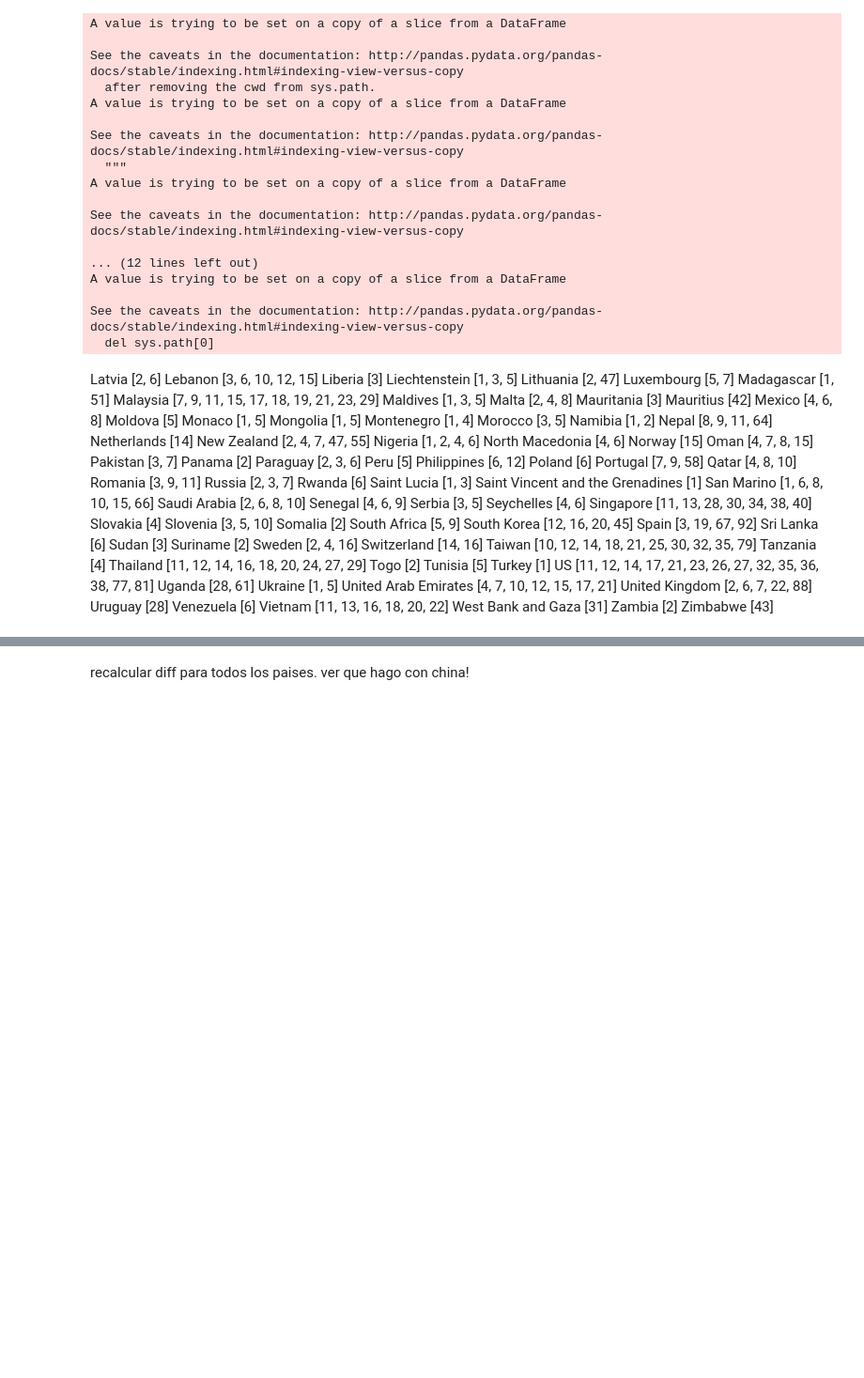
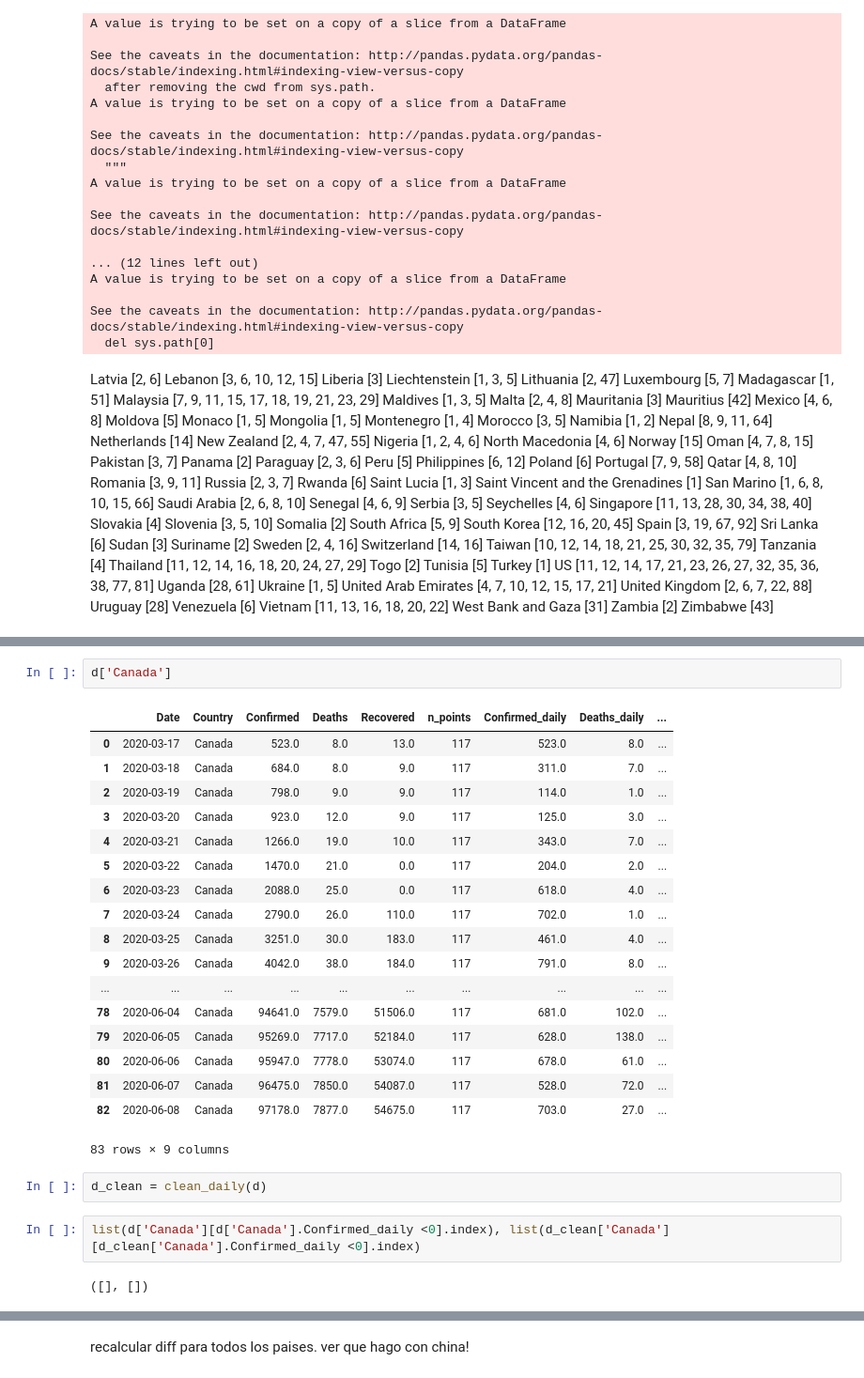
Before and after one commit to cnegrelli/COVID_19, a Jupyter notebook: csse_covid_19_data/csse_covid_19_daily_reports/COVID-19.ipynb, the cells around one changed output, grey strips where cells are left out. Shown at 94% size. Saved outputs shown, nothing was run; the diff lists cells and outputs as text; blank space fills up the shorter version.

```diff
--- a/csse_covid_19_data/csse_covid_19_daily_reports/COVID-19.ipynb
+++ b/csse_covid_19_data/csse_covid_19_daily_reports/COVID-19.ipynb
@@ -2988,0 +3039,27 @@ Zimbabwe [43]
+# %%
+d['Canada']
+# %% [output]
+|  | Date | Country | Confirmed | Deaths | Recovered | n_points | Confirmed_daily | Deaths_daily | ... |
+| 0 | 2020-03-17 | Canada | 523.0 | 8.0 | 13.0 | 117 | 523.0 | 8.0 | ... |
+| 1 | 2020-03-18 | Canada | 684.0 | 8.0 | 9.0 | 117 | 311.0 | 7.0 | ... |
+| 2 | 2020-03-19 | Canada | 798.0 | 9.0 | 9.0 | 117 | 114.0 | 1.0 | ... |
+| 3 | 2020-03-20 | Canada | 923.0 | 12.0 | 9.0 | 117 | 125.0 | 3.0 | ... |
+| 4 | 2020-03-21 | Canada | 1266.0 | 19.0 | 10.0 | 117 | 343.0 | 7.0 | ... |
+| 5 | 2020-03-22 | Canada | 1470.0 | 21.0 | 0.0 | 117 | 204.0 | 2.0 | ... |
+| 6 | 2020-03-23 | Canada | 2088.0 | 25.0 | 0.0 | 117 | 618.0 | 4.0 | ... |
+| 7 | 2020-03-24 | Canada | 2790.0 | 26.0 | 110.0 | 117 | 702.0 | 1.0 | ... |
+| 8 | 2020-03-25 | Canada | 3251.0 | 30.0 | 183.0 | 117 | 461.0 | 4.0 | ... |
+| 9 | 2020-03-26 | Canada | 4042.0 | 38.0 | 184.0 | 117 | 791.0 | 8.0 | ... |
+| ... | ... | ... | ... | ... | ... | ... | ... | ... | ... |
+| 78 | 2020-06-04 | Canada | 94641.0 | 7579.0 | 51506.0 | 117 | 681.0 | 102.0 | ... |
+| 79 | 2020-06-05 | Canada | 95269.0 | 7717.0 | 52184.0 | 117 | 628.0 | 138.0 | ... |
+| 80 | 2020-06-06 | Canada | 95947.0 | 7778.0 | 53074.0 | 117 | 678.0 | 61.0 | ... |
+| 81 | 2020-06-07 | Canada | 96475.0 | 7850.0 | 54087.0 | 117 | 528.0 | 72.0 | ... |
+| 82 | 2020-06-08 | Canada | 97178.0 | 7877.0 | 54675.0 | 117 | 703.0 | 27.0 | ... |
+83 rows × 9 columns
+# %%
+d_clean = clean_daily(d)
+# %%
+list(d['Canada'][d['Canada'].Confirmed_daily <0].index), list(d_clean['Canada'][d_clean['Canada'].Confirmed_daily <0].index)
+# %% [output]
+([], [])
```
Also changed, not shown: parts of 5 cells of this notebook.
